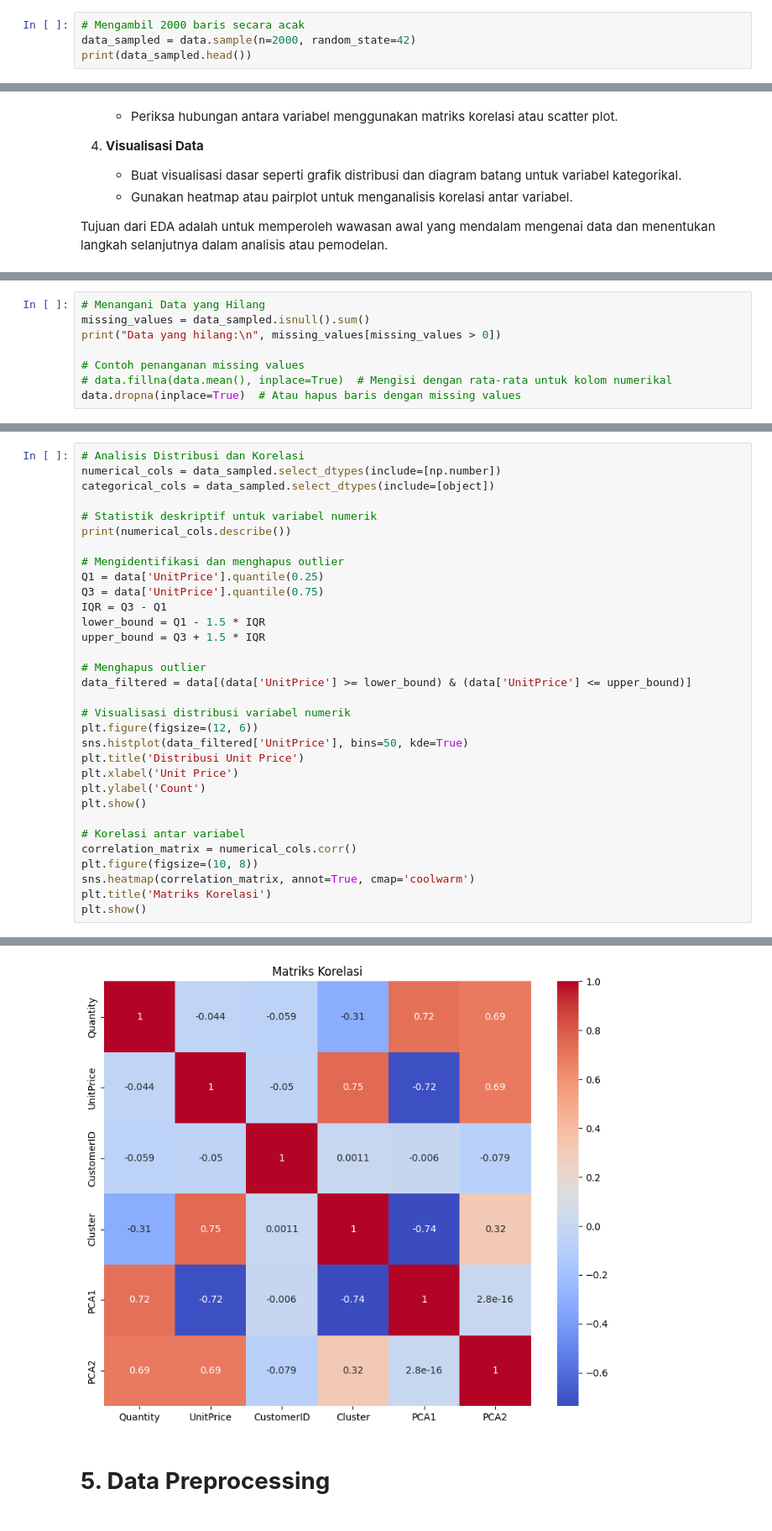
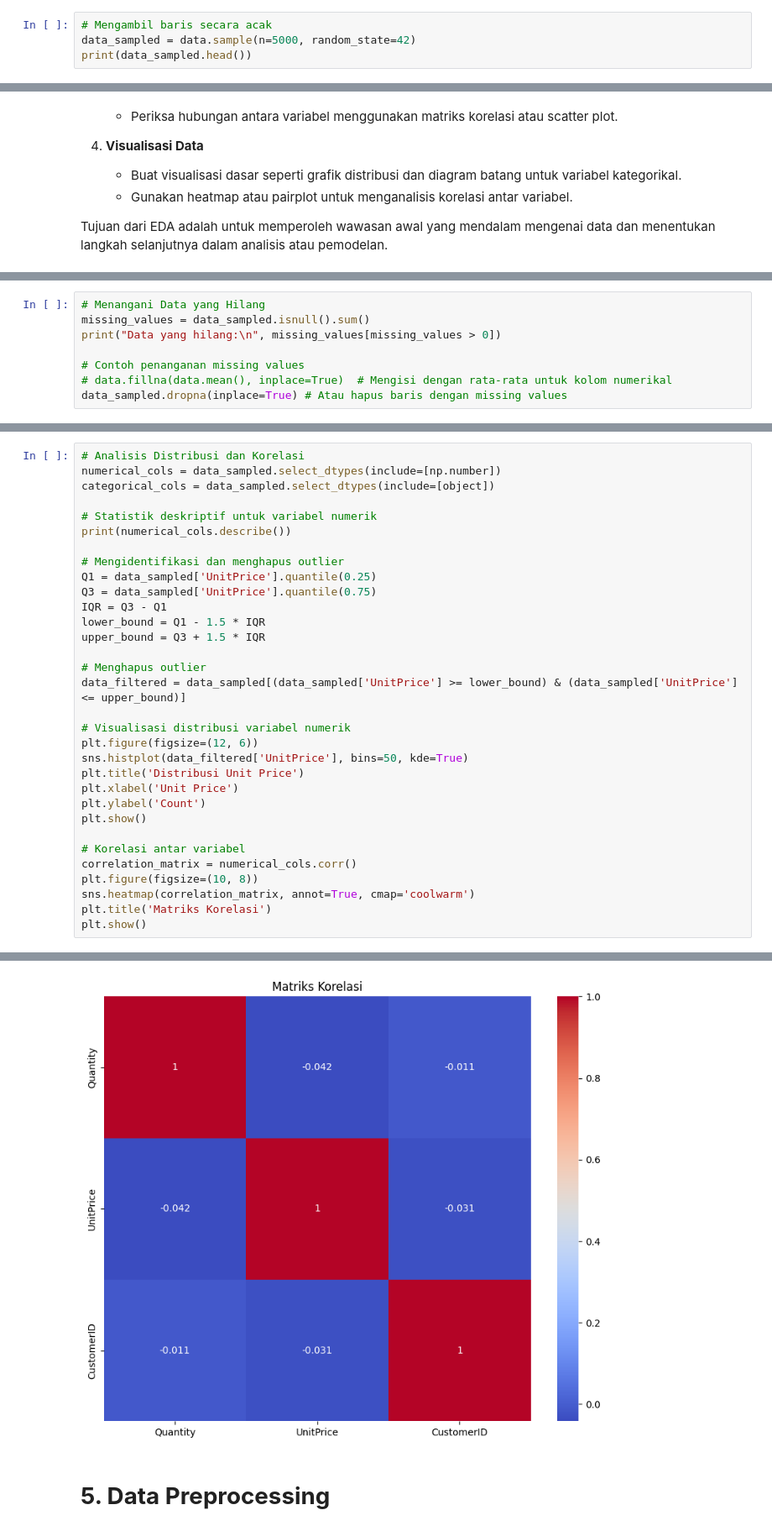
Before and after one commit to Loverzzz/E-commerceSales, a Jupyter notebook: [Clustering]_Submission_Akhir_BMLP_ReynaldoABT.ipynb, the cells around one changed output, grey strips where cells are left out. Shown: that part at 84% size. Cells and saved outputs as stored; diff of their text form.

```diff
--- a/[Clustering]_Submission_Akhir_BMLP_ReynaldoABT.ipynb
+++ b/[Clustering]_Submission_Akhir_BMLP_ReynaldoABT.ipynb
@@ -58,8 +58,8 @@ print(data.head())
 3  12/1/2010 8:26       3.39     17850.0  United Kingdom
 4  12/1/2010 8:26       3.39     17850.0  United Kingdom
 # %%
-# Mengambil 2000 baris secara acak
-data_sampled = data.sample(n=2000, random_state=42)
+# Mengambil baris secara acak
+data_sampled = data.sample(n=5000, random_state=42)
 print(data_sampled.head())
 # %% [output]
        InvoiceNo StockCode                       Description  Quantity  \
@@ -119,6 +119,6 @@ print("Data yang hilang:\n", missing_values[missing_values > 0])
 
 # Contoh penanganan missing values
 # data.fillna(data.mean(), inplace=True)  # Mengisi dengan rata-rata untuk kolom numerikal
-data.dropna(inplace=True)  # Atau hapus baris dengan missing values
+data_sampled.dropna(inplace=True) # Atau hapus baris dengan missing values
 # %% [output]
 Data yang hilang:
@@ -141,14 +141,14 @@ categorical_cols = data_sampled.select_dtypes(include=[object])
 print(numerical_cols.describe())
 
 # Mengidentifikasi dan menghapus outlier
-Q1 = data['UnitPrice'].quantile(0.25)
-Q3 = data['UnitPrice'].quantile(0.75)
+Q1 = data_sampled['UnitPrice'].quantile(0.25)
+Q3 = data_sampled['UnitPrice'].quantile(0.75)
 IQR = Q3 - Q1
 lower_bound = Q1 - 1.5 * IQR
 upper_bound = Q3 + 1.5 * IQR
 
 # Menghapus outlier
-data_filtered = data[(data['UnitPrice'] >= lower_bound) & (data['UnitPrice'] <= upper_bound)]
+data_filtered = data_sampled[(data_sampled['UnitPrice'] >= lower_bound) & (data_sampled['UnitPrice'] <= upper_bound)]
 
 # Visualisasi distribusi variabel numerik
 plt.figure(figsize=(12, 6))
@@ -188,4 +178,4 @@ max      22.905956
-[figure, old version]
+[figure, new version]
 # %% [markdown]
 # **5. Data Preprocessing**
 # %% [markdown]
```
Also changed, not shown: parts of 7 cells of this notebook.
